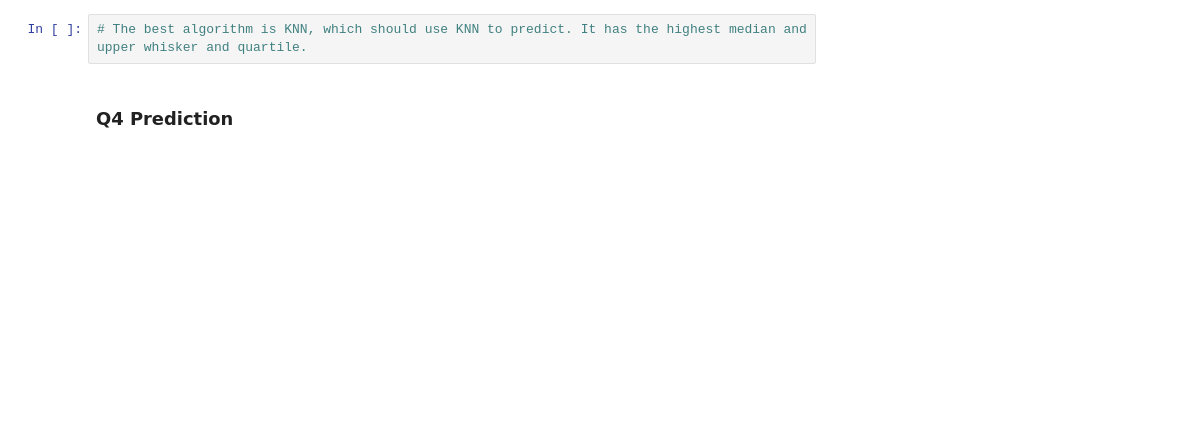
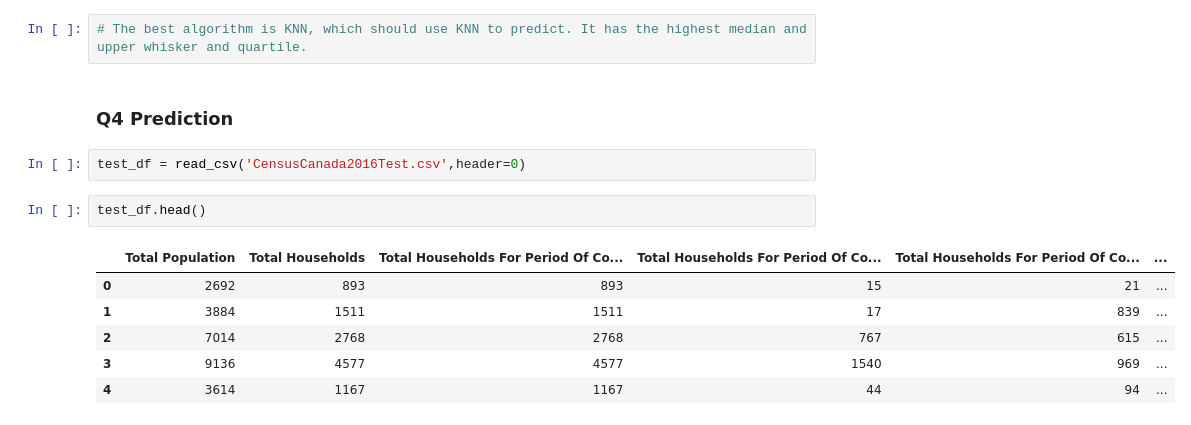
Before and after one commit to Aiden1024/TB-Data-Analytics, a Jupyter notebook: Final/final.ipynb, the cells around one changed output. Cells and saved outputs as stored; diff of their text form; blank space fills up the shorter version.

```diff
--- a/Final/final.ipynb
+++ b/Final/final.ipynb
@@ -343,3 +332,14 @@ ax.set_xticklabels(names)
 # The best algorithm is KNN, which should use KNN to predict. It has the highest median and upper whisker and quartile.
 # %% [markdown]
 ### Q4 Prediction
+# %%
+test_df = read_csv('CensusCanada2016Test.csv',header=0)
+# %%
+test_df.head()
+# %% [output]
+|  | Total Population | Total Households | Total Households For Period Of Co... | Total Households For Period Of Co... | Total Households For Period Of Co... | ... |
+| 0 | 2692 | 893 | 893 | 15 | 21 | ... |
+| 1 | 3884 | 1511 | 1511 | 17 | 839 | ... |
+| 2 | 7014 | 2768 | 2768 | 767 | 615 | ... |
+| 3 | 9136 | 4577 | 4577 | 1540 | 969 | ... |
+| 4 | 3614 | 1167 | 1167 | 44 | 94 | ... |
```
Also changed, not shown: parts of 11 cells of this notebook, 1 other file.
